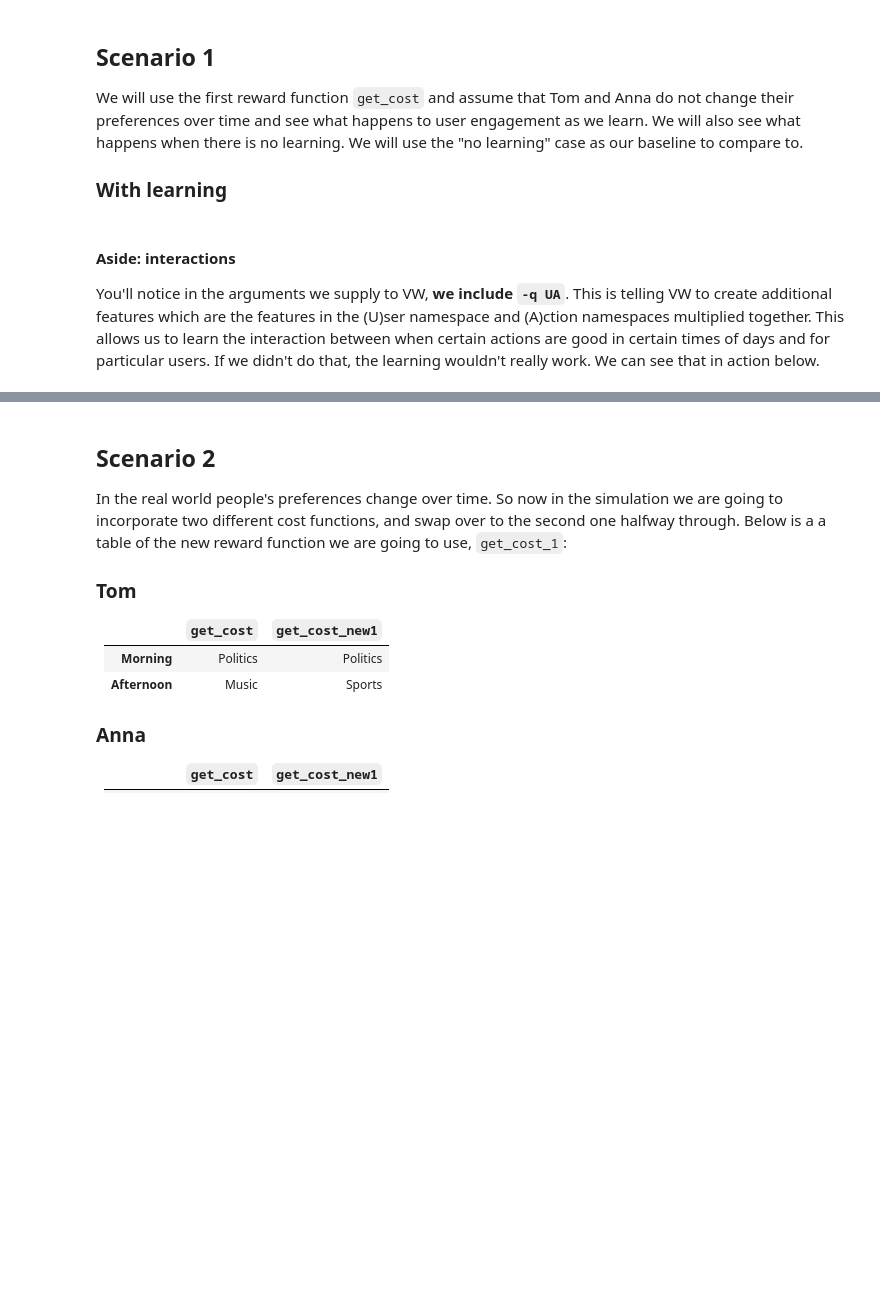
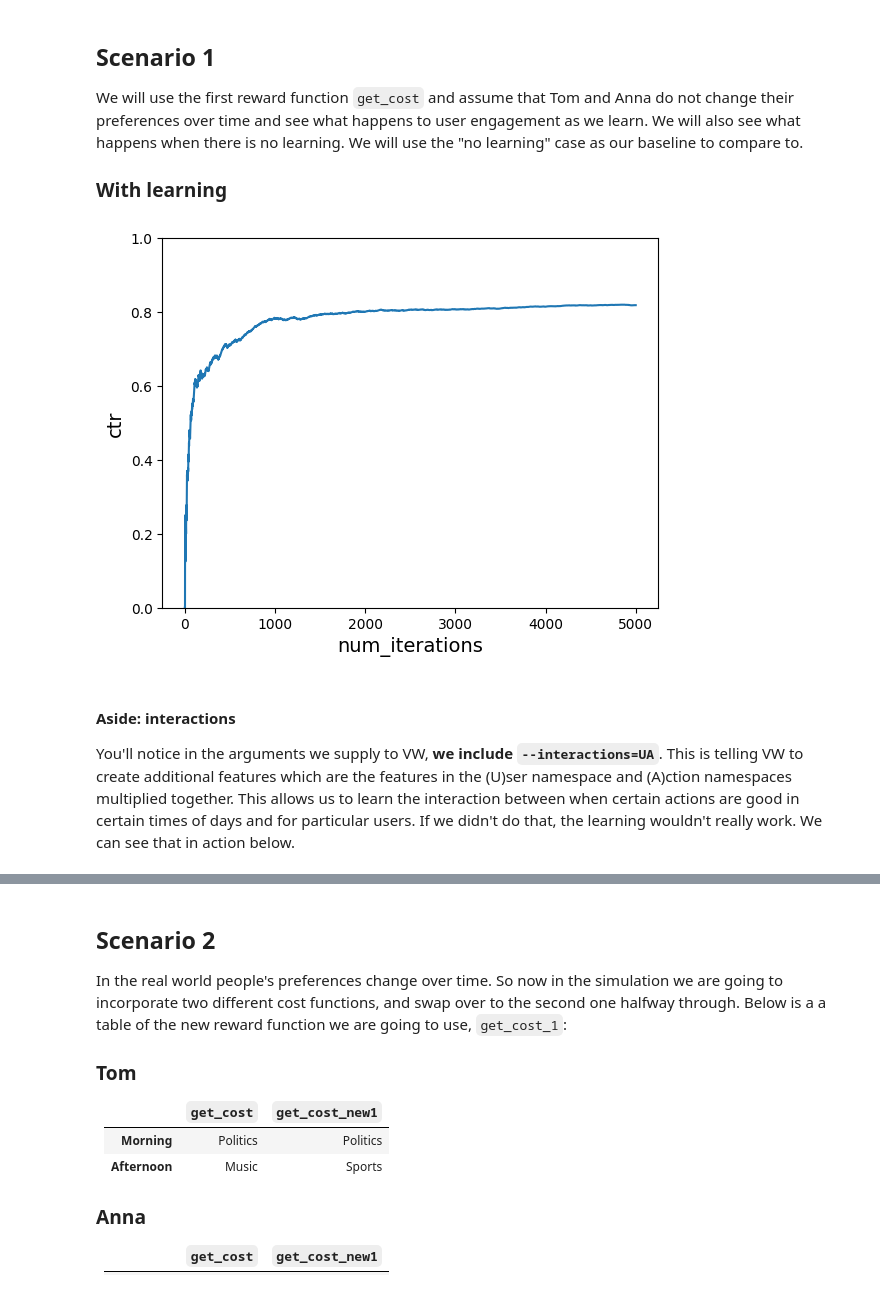
Before and after one commit to Sciform/sciform-hwz-rl-and-qml, a Jupyter notebook: RL_CaseStudyRL1.2_NewsPersonalizationWithContextualBandits.ipynb, the cells around one changed output, grey strips where cells are left out. Cells and saved outputs as stored; diff of their text form; code cells hidden in the pictures; blank space fills up the shorter version.

Commit message:
CB example vw-next

```diff
--- a/RL_CaseStudyRL1.2_NewsPersonalizationWithContextualBandits.ipynb
+++ b/RL_CaseStudyRL1.2_NewsPersonalizationWithContextualBandits.ipynb
@@ -66,6 +90,10 @@ def get_cost(context, action):
 
 There are some things we need to do to get our input into a format VW understands. This function handles converting from our context as a dictionary, list of articles and the cost if there is one into the text format VW understands.
 # %%
+def parse_lines(parser: vw.TextFormatParser, input_str: str) -> List[vw.Example]:
+    return [parser.parse_line(line) for line in input_str.split("\n")]
+
+
 # This function modifies (context, action, cost, probability) to VW friendly format
 def to_vw_example_format(context, actions, cb_label=None):
     if cb_label is not None:
@@ -96,14 +130,15 @@ So, given a list `[0.7, 0.1, 0.1, 0.1]`, we would choose the first item with a 7
 # %%
-def sample_custom_pmf(pmf):
-    total = sum(pmf)
+def sample_custom_pmf(pmf: List[Tuple[int, float]]) -> Tuple[int, float]:
+    values = [x for (_, x) in pmf]
+    total = sum(values)
     scale = 1 / total
-    pmf = [x * scale for x in pmf]
+    values = [x * scale for x in values]
     draw = random.random()
     sum_prob = 0.0
-    for index, prob in enumerate(pmf):
+    for index, prob in enumerate(values):
         sum_prob += prob
         if sum_prob > draw:
-            return index, prob
+            return pmf[index][0], prob
 # %% [markdown]
 We have all of the information we need to choose an action for a specific user and context. To use VW to achieve this, we will do the following:
 
@@ -112,9 +147,10 @@ We have all of the information we need to choose an action for a specific user a
 3. Now, we sample this pmf to get what article we will end up showing
 4. Finally we return the article chosen, and the probability of choosing it (we are going to need the probability when we learn form this example)
 # %%
-def get_action(vw, context, actions):
-    vw_text_example = to_vw_example_format(context, actions)
-    pmf = vw.predict(vw_text_example)
+def get_action(workspace: vw.Workspace, parser: vw.TextFormatParser, context, actions):
+    pmf = workspace.predict_one(
+        parse_lines(parser, to_vw_example_format(context, actions))
+    )
     chosen_action_index, prob = sample_custom_pmf(pmf)
     return actions[chosen_action_index], prob
 # %% [markdown]
@@ -171,10 +214,18 @@ We will instantiate a CB learner in VW and then simulate Tom and Anna's website
 This is the same for every one of our simulations, so we define the process in the `run_simulation` function. The cost function must be supplied as this is essentially us simulating how the world works.
 # %%
 def run_simulation(
-    vw, num_iterations, users, times_of_day, actions, cost_function, do_learn=True
+    workspace: vw.Workspace,
+    num_iterations,
+    users,
+    times_of_day,
+    actions,
+    cost_function,
+    do_learn=True,
 ):
     cost_sum = 0.0
     ctr = []
+
+    text_parser = vw.TextFormatParser(workspace)
 
     for i in range(1, num_iterations + 1):
         # 1. In each simulation choose a user
@@ -184,7 +235,7 @@ def run_simulation(
 
         # 3. Pass context to vw to get an action
         context = {"user": user, "time_of_day": time_of_day}
-        action, prob = get_action(vw, context, actions)
+        action, prob = get_action(workspace, text_parser, context, actions)
 
         # 4. Get cost of the action we chose
         cost = cost_function(context, action)
@@ -192,12 +243,9 @@ def run_simulation(
 
         if do_learn:
             # 5. Inform VW of what happened so we can learn from it
-            vw_format = vw.parse(
-                to_vw_example_format(context, actions, (action, cost, prob)),
-                vowpalwabbit.LabelType.CONTEXTUAL_BANDIT,
-            )
+            vw_format = to_vw_example_format(context, actions, (action, cost, prob))
             # 6. Learn
-            vw.learn(vw_format)
+            workspace.learn_one(parse_lines(text_parser, vw_format))
 
         # We negate this so that on the plot instead of minimizing cost, we are maximizing reward
         ctr.append(-1 * cost_sum / i)
@@ -220,13 +268,15 @@ We will use the first reward function `get_cost` and assume that Tom and Anna do
 ### With learning
 # %%
 # Instantiate learner in VW
-vw = vowpalwabbit.Workspace("--cb_explore_adf -q UA --quiet --epsilon 0.2")
+workspace = vw.Workspace(["--cb_explore_adf", "--interactions=UA", "--epsilon=0.2"])
 
 num_iterations = 5000
-ctr = run_simulation(vw, num_iterations, users, times_of_day, actions, get_cost)
+ctr = run_simulation(workspace, num_iterations, users, times_of_day, actions, get_cost)
 
 plot_ctr(num_iterations, ctr)
+# %% [output]
+[figure, added]
 # %% [markdown]
 #### Aside: interactions
-You'll notice in the arguments we supply to VW, **we include `-q UA`**. This is telling VW to create additional features which are the features in the (U)ser namespace and (A)ction namespaces multiplied together. This allows us to learn the interaction between when certain actions are good in certain times of days and for particular users. If we didn't do that, the learning wouldn't really work. We can see that in action below.
+You'll notice in the arguments we supply to VW, **we include `--interactions=UA`**. This is telling VW to create additional features which are the features in the (U)ser namespace and (A)ction namespaces multiplied together. This allows us to learn the interaction between when certain actions are good in certain times of days and for particular users. If we didn't do that, the learning wouldn't really work. We can see that in action below.
 # %%
```
Also changed, not shown: parts of 21 cells of this notebook, 1 other file.
